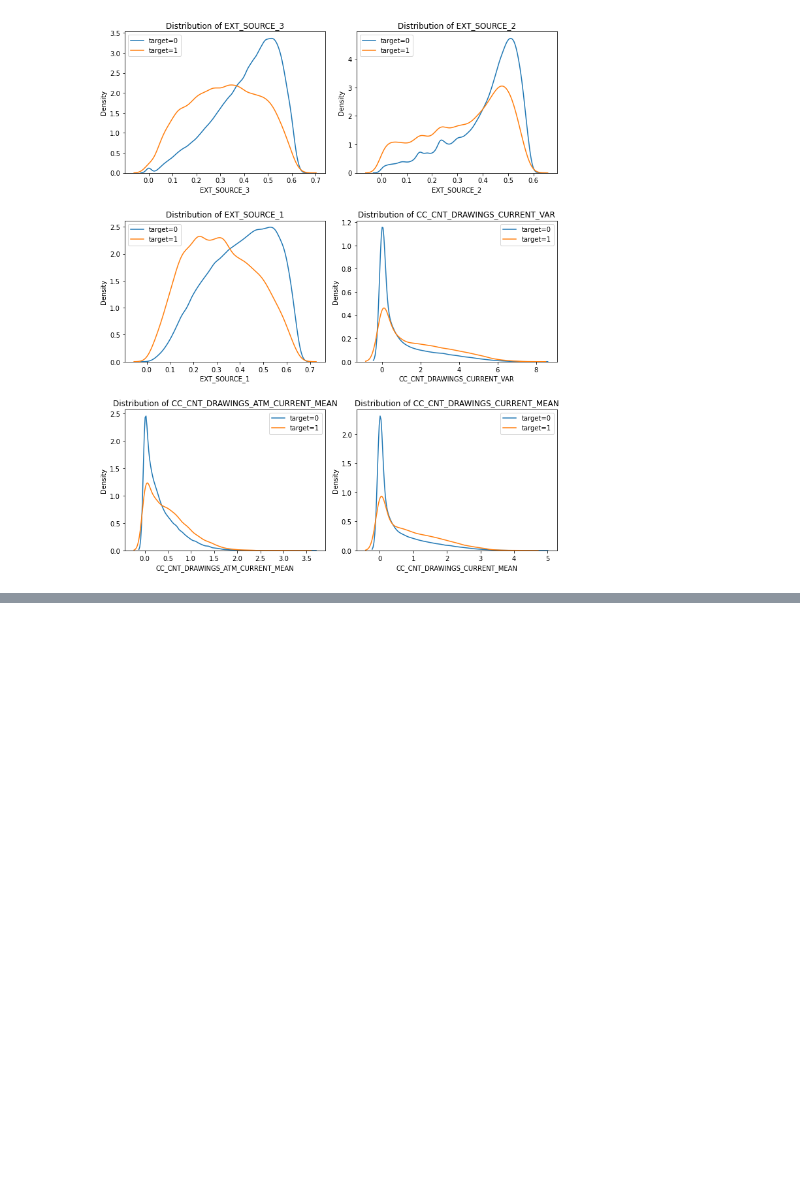
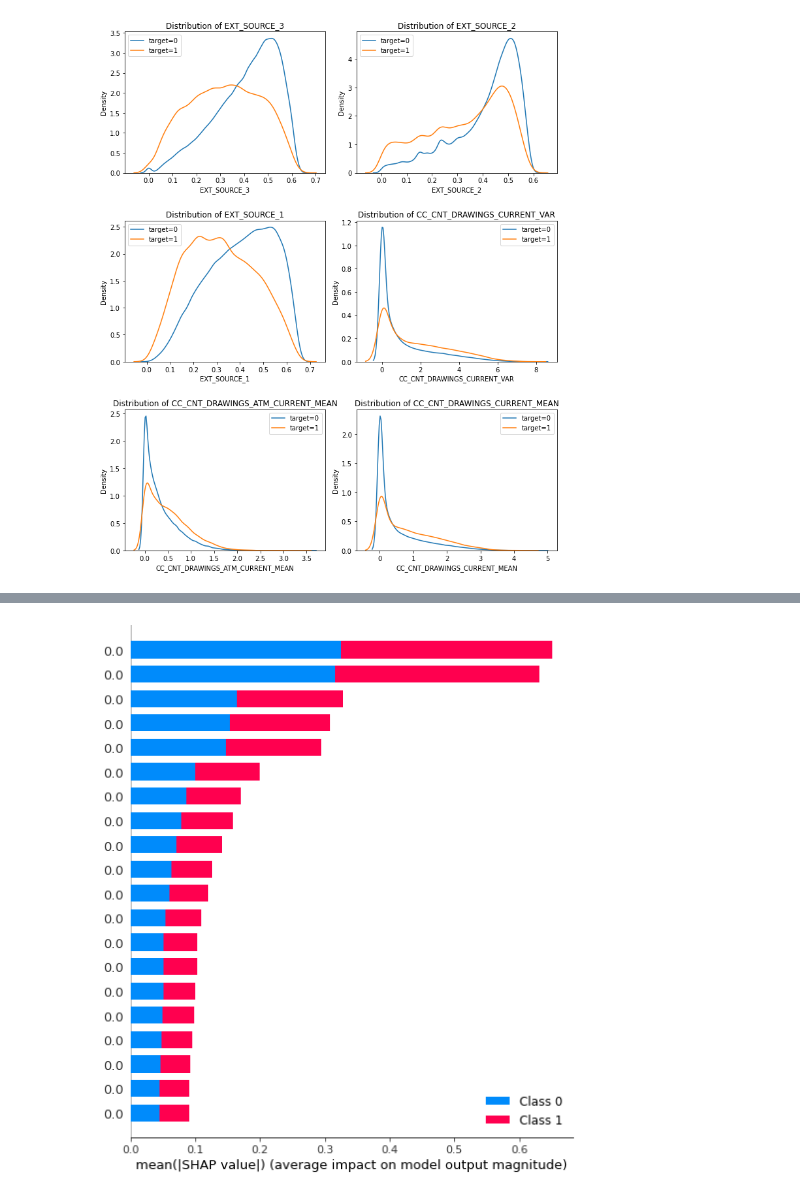
Before and after one commit to drdjekyl/P7, a Jupyter notebook: P7_A_Model.ipynb, the cells around one changed output, grey strips where cells are left out. Saved outputs shown, nothing was run; the diff lists cells and outputs as text; code cells hidden in the pictures; blank space fills up the shorter version.

Commit message:
LGBM is running with Skf, metrics and SHAP sum_plot

```diff
--- a/P7_A_Model.ipynb
+++ b/P7_A_Model.ipynb
@@ -624,38 +589,0 @@ for i, (train_idx, test_idx) in enumerate(skf.split(train_df, train_target)):
-# %%
-from sklearn.model_selection import StratifiedKFold
-from sklearn.metrics import f1_score, roc_curve, roc_auc_score
-from lightgbm import LGBMClassifier
-
-skf = StratifiedKFold(n_splits=5)
-pred_array = np.zeros(train_df.shape[0])
-
-model = LGBMClassifier(n_estimators=10000,
-                       learning_rate=0.02,
-                       num_leaves=34,
-                       colsample_bytree=0.9497036,
-                       subsample=0.8715623,
-                       max_depth=8,
-                       reg_alpha=0.041545473,
-                       reg_lambda=0.0735294,
-                       min_split_gain=0.0222415,
-                       min_child_weight=39.3259775,
-                       silent=-1,
-                       verbose=-1)
-
-for i, (train_idx, test_idx) in enumerate(skf.split(train_df, train_target)):
-    X_train, y_train = train_df.iloc[train_idx], train_target.iloc[train_idx]
-    X_test, y_test = train_df.iloc[test_idx], train_target.iloc[test_idx]
-
-    model.fit(X_train,
-              y_train,
-              eval_set=[(X_train, y_train), (X_test, y_test)],
-              eval_metric='auc',
-              verbose=100,
-              early_stopping_rounds=100)
-
-    pred_array[test_idx] = model.predict_proba(
-        X_test, num_iteration=model.best_iteration_)
-    print('********************************************************************************')
-    print('Fold %2d AUC : %.6f' %
-          (5, roc_auc_score(y_test, pred_array[test_idx])))
-    print('********************************************************************************')
@@ -679,0 +657,2 @@ Early stopping, best iteration is:
+# %%
+metrics = bayesian_optimizer(X, y)
@@ -679,0 +702,4 @@ Early stopping, best iteration is:
+# %%
+shap.summary_plot(metrics['shap_values'], metrics['pred_array'])
+# %% [output]
+[figure, added]
```
Also changed, not shown: parts of 15 cells of this notebook.
